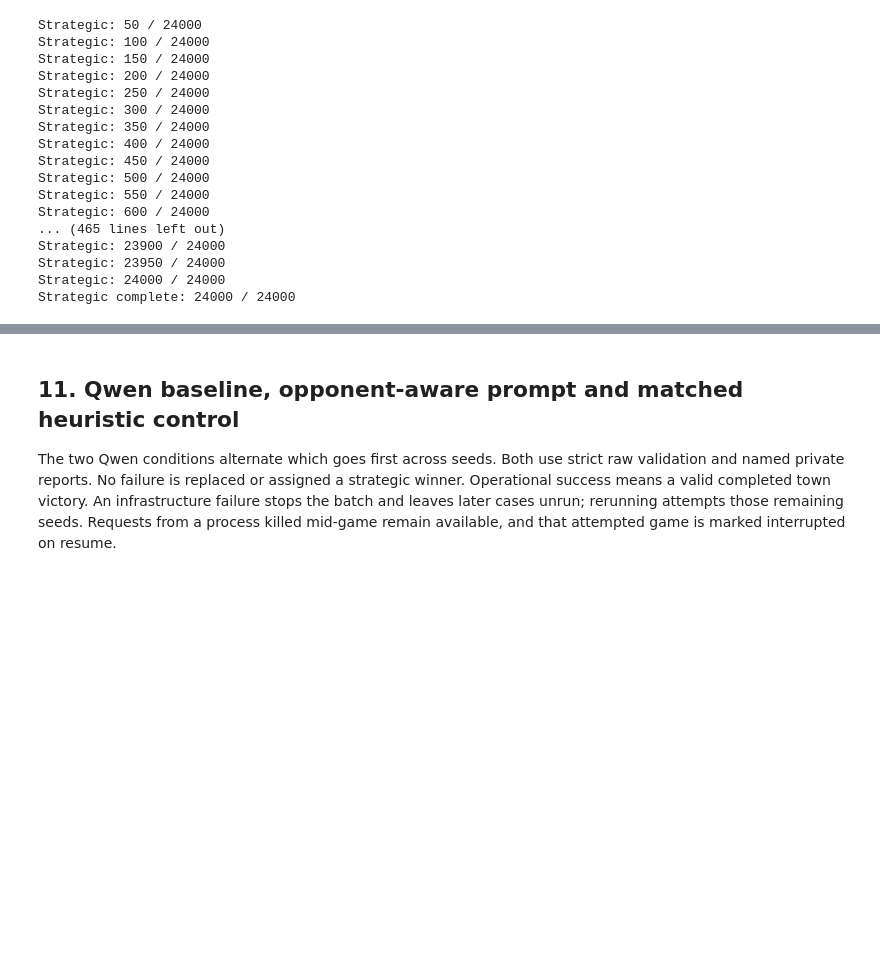
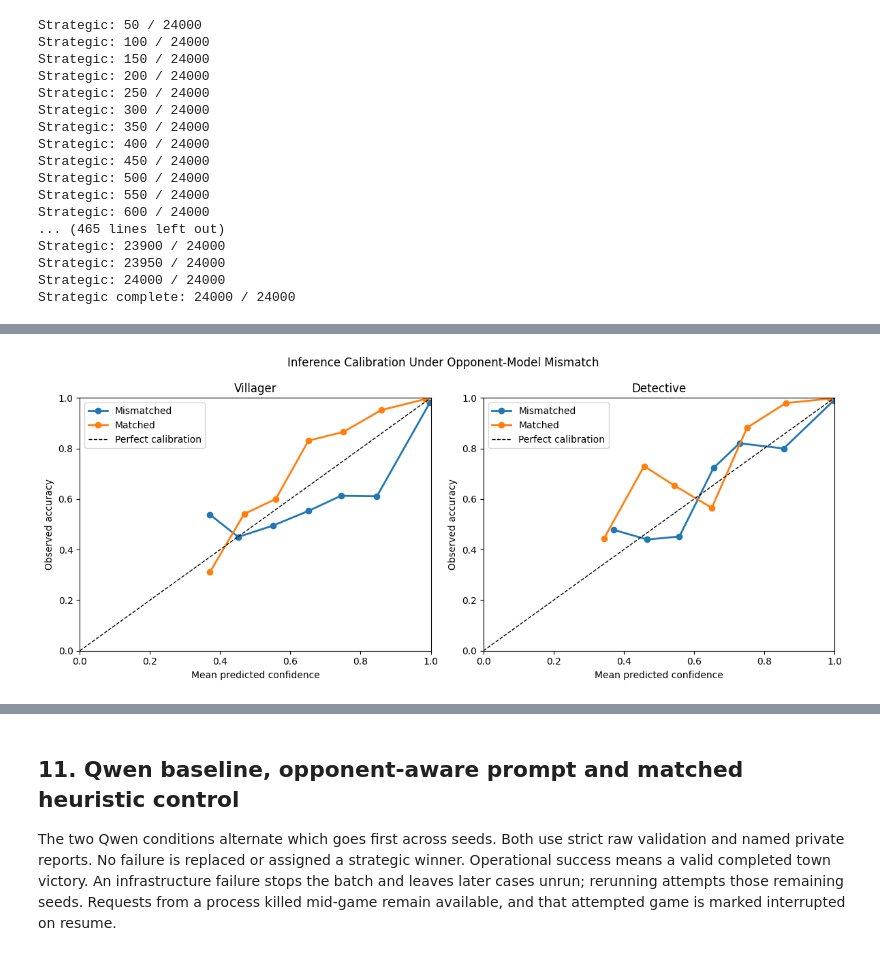
Before and after one commit to ddinesh19/15784_Mafia, a Jupyter notebook: Mafia_Final_Evaluation.ipynb, the cells around one changed output, grey strips where cells are left out. Saved outputs shown, nothing was run; the diff lists cells and outputs as text; code cells hidden in the pictures; blank space fills up the shorter version.

```diff
--- a/Mafia_Final_Evaluation.ipynb
+++ b/Mafia_Final_Evaluation.ipynb
@@ -1660,0 +2837,38 @@ Strategic complete: 24000 / 24000
+# %%
+# Inference calibration curves
+
+fig, axes = plt.subplots(1, 2, figsize=(12, 5))
+
+for ax, role in zip(axes, FOCAL_ROLES):
+  for weight, label in [(0.0, "Mismatched"), (1.0, "Matched")]:
+    group = calibration_results[
+      (calibration_results["focal_role"] == role)
+      & (calibration_results["true_policy_weight"] == weight)
+    ]
+
+    points = group.groupby("confidence_bin", observed=True).agg(
+      confidence=("posterior_confidence", "mean"),
+      accuracy=("posterior_correct", "mean"),
+      cases=("posterior_correct", "size")
+    ).reset_index()
+
+    ax.plot(
+      points["confidence"], points["accuracy"],
+      marker="o", linewidth=2, label=label
+    )
+
+  ax.plot([0, 1], [0, 1], "k--", linewidth=1, label="Perfect calibration")
+  ax.set_xlim(0, 1)
+  ax.set_ylim(0, 1)
+  ax.set_xlabel("Mean predicted confidence")
+  ax.set_ylabel("Observed accuracy")
+  ax.set_title(role)
+  ax.legend()
+
+fig.suptitle("Inference Calibration Under Opponent-Model Mismatch")
+fig.tight_layout()
+fig.savefig("12_inference_calibration.png", dpi=200)
+fig.savefig("12_inference_calibration.pdf")
+plt.show()
+# %% [output]
+[figure, added]
```
Also changed, not shown: parts of 49 cells of this notebook.
